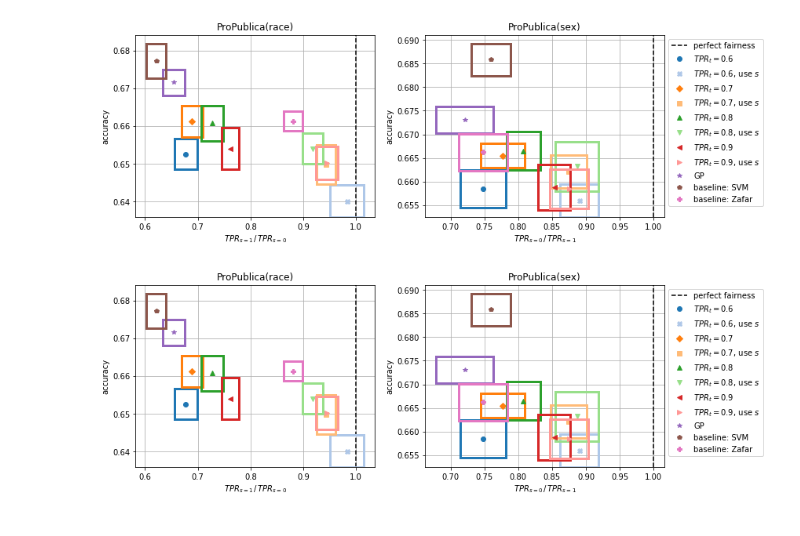
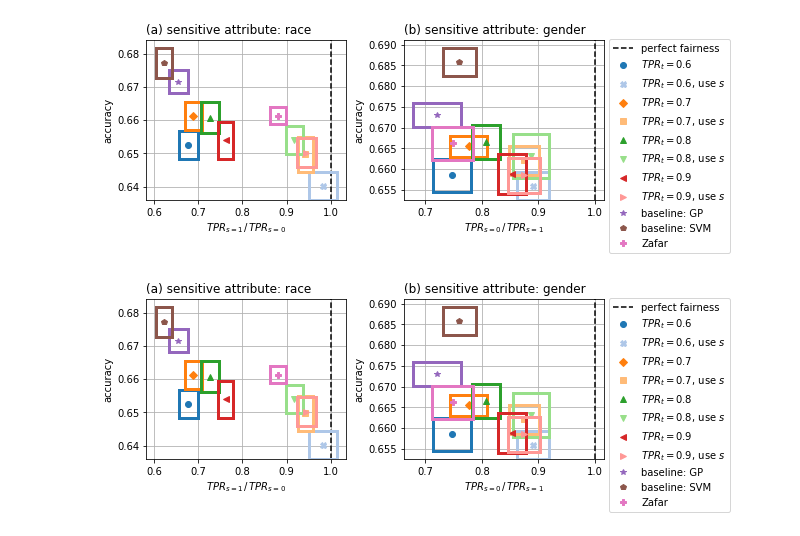
Before and after one commit to predictive-analytics-lab/fairness-comparison, a Jupyter notebook: analysis/ICML_eqopp.ipynb, the cells around one changed output. Saved outputs shown, nothing was run; the diff lists cells and outputs as text; code cells hidden in the pictures.

Commit message:
Make eqopp plot production ready

```diff
--- a/analysis/ICML_eqopp.ipynb
+++ b/analysis/ICML_eqopp.ipynb
@@ -25,7 +25,7 @@ def label_change(label):
 fairgp_race = ph.parse_all(fairgp_files_race, label_change)
 # %%
 fairgp_files_sex = [
-    ('../results/ICML/propublica/gpyt500_eqopp_tuning_sex.csv', 'ProPublica (sex)'),
+    ('../results/ICML/propublica/gpyt500_eqopp_tuning_sex.csv', ''),
 ]
 def label_change(label):
     parts = label.split('_')
@@ -61,7 +61,7 @@ def label_change(label):
     with_s = ", use $s$" if in_True else ""
     #return f"FairGPparity{optional_star}", in_True
     #return "average" if mode == "True" else mode, True
-    return f"GP{with_s}", not in_True
+    return f"baseline: GP{with_s}", not in_True
 
 baselinegp = ph.parse_all(baselinegp_files, label_change)
 # %%
@@ -79,7 +79,7 @@ def label_change(label):
 #         #'DecisionTree',
 #     ]
     if label == 'ZafarEqOpp':
-        return 'baseline: Zafar', True
+        return 'Zafar', True
     if label == 'SVM':
         return 'baseline: SVM', True
 
@@ -96,7 +96,7 @@ baselines = ph.transform_all(baselines, 'race-TPRRatio', inverse)
 fairgp = ph.choose_entries(fairgp, [0, 5, 1, 6, 2, 7, 3, 8])
 #baselines = ph.choose_entries(baselines, [1, 0])
 # %%
-def acc_vs_tprr(plot, do_legend, sens, swap_ratio, *data):
+def acc_vs_tprr(plot, legend, sens, swap_ratio, *data):
     if swap_ratio:
         xaxis = (f'{sens}-TPRRatio', '$TPR_{s=1}\\,/\\,TPR_{s=0}$')
     else:
@@ -104,28 +104,27 @@ def acc_vs_tprr(plot, do_legend, sens, swap_ratio, *data):
     yaxis = ('accuracy', 'accuracy')
     legends = []
     startindex = 0
-    legend = "outside" if do_legend else None
 
-    plot.axvline(x=1.0, linestyle='--', color='k', label="perfect fairness" if do_legend else None)
+    plot.axvline(x=1.0, linestyle='--', color='k', label=None if legend is None else "perfect fairness")
     for data_structure in data:
         legends += [ph.errorbox(plot, data_structure, xaxis, yaxis, legend=legend, firstcolor=startindex // 2, firstshape=startindex)]
         startindex += len(data_structure.entries)
-    if do_legend:
+    if legend is not None:
         return legends
 # %%
-fig, plots = plt.subplots(ncols=2, figsize=(12, 3.6))
-acc_vs_tprr(plots[0], False, 'race', True, fairgp[0], baselines[0])
-plots[0].set_title("ProPublica(race)")
-legends = acc_vs_tprr(plots[1], True, 'sex', False, fairgp[1], baselines[1])
-plots[1].set_title("ProPublica(sex)")
+fig, plots = plt.subplots(ncols=2, figsize=(9, 2.6))
+acc_vs_tprr(plots[0], None, 'race', True, fairgp[0], baselines[0])
+plots[0].set_title("(a) sensitive attribute: race", loc='left')
+legends = acc_vs_tprr(plots[1], ('outside', 1.035), 'sex', False, fairgp[1], baselines[1])
+plots[1].set_title("(b) sensitive attribute: gender", loc='left')
 #plot.set_ylim(0.785, 0.865)
 #plot.set_xlim(0.2, 1.5)
 
 fig.tight_layout()
 fig.subplots_adjust(bottom=0)
-fig.savefig("eqopp_icml.pdf",
+fig.savefig("/Users/tk324/dev/latex/Tunable_Fairness_ICML/figures/propublica_opp_box.pdf",
             dpi=200, bbox_extra_artists=legends, bbox_inches='tight', pad_inches=0)
 fig
 # %% [output]
-[figure, old version]
+[figure, new version]
-[figure, old version]
+[figure, new version]
```
Also changed, not shown: parts of 1 cell of this notebook.
